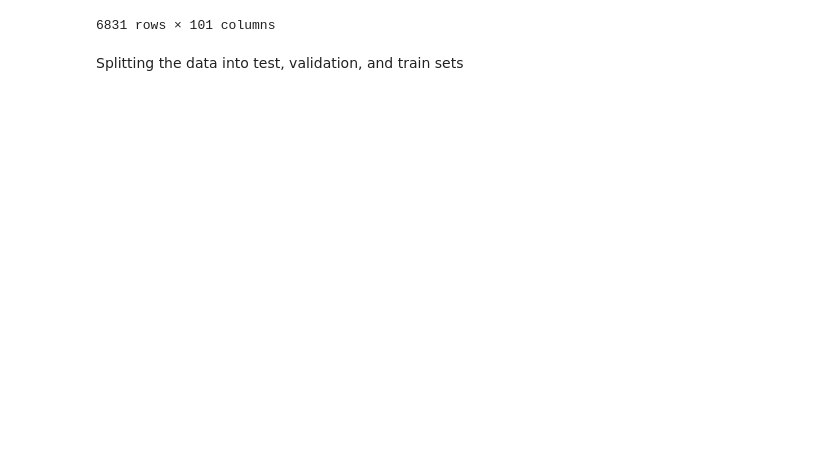
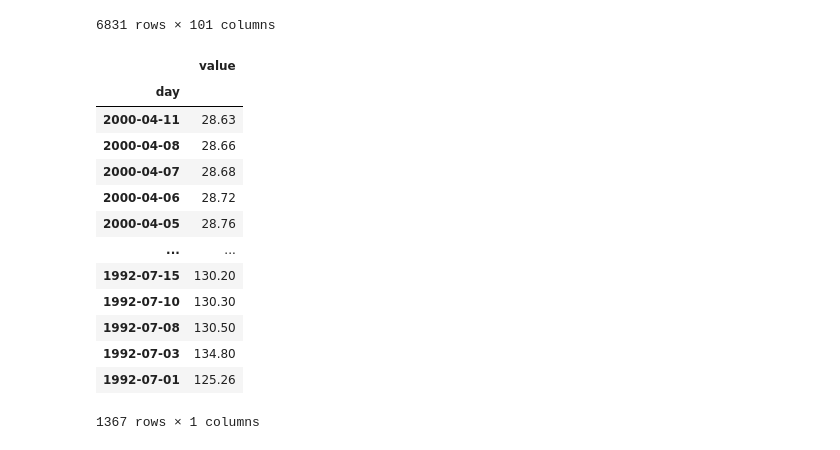
Before and after one commit to artyEZ/Lab5, a Jupyter notebook: main.ipynb, the cells around one changed output. Drawn from its saved outputs; the diff is of its cells as text; code cells hidden in the pictures; blank space fills up the shorter version.

```diff
--- a/main.ipynb
+++ b/main.ipynb
@@ -64,21 +61,40 @@ df_timelags
 | 1992-07-03 | 134.8000 | 130.5000 | 130.3000 | 130.2000 | 135.4000 | 151.1000 | 155.7000 | 161.1000 | 161.2000 | 161.4000 | ... | ... |
 | 1992-07-01 | 125.2600 | 134.8000 | 130.5000 | 130.3000 | 130.2000 | 135.4000 | 151.1000 | 155.7000 | 161.1000 | 161.2000 | ... | ... |
 6831 rows × 101 columns
-# %% [markdown]
-Splitting the data into test, validation, and train sets
 # %%
 from sklearn.model_selection import train_test_split
 
 def feature_label_split(df, target_col):
     y = df[[target_col]]
     X = df.drop(columns=[target_col])
     return X, y
 
 def train_val_test_split(df, target_col, test_ratio):
     val_ratio = test_ratio / (1 - test_ratio)
     X, y = feature_label_split(df, target_col)
     X_train, X_test, y_train, y_test = train_test_split(X, y, test_size=test_ratio, shuffle=False)
     X_train, X_val, y_train, y_val = train_test_split(X_train, y_train, test_size=val_ratio, shuffle=False)
     return X_train, X_val, X_test, y_train, y_val, y_test
 
 X_train, X_val, X_test, y_train, y_val, y_test = train_val_test_split(df_timelags, 'value', 0.2)
+X_train
+X_val
+X_test
+y_train
+y_val
+y_test
+# %% [output]
+|  | value |
+| day |  |
+| 2000-04-11 | 28.63 |
+| 2000-04-08 | 28.66 |
+| 2000-04-07 | 28.68 |
+| 2000-04-06 | 28.72 |
+| 2000-04-05 | 28.76 |
+| ... | ... |
+| 1992-07-15 | 130.20 |
+| 1992-07-10 | 130.30 |
+| 1992-07-08 | 130.50 |
+| 1992-07-03 | 134.80 |
+| 1992-07-01 | 125.26 |
+1367 rows × 1 columns
```
Also changed, not shown: parts of 14 cells of this notebook, 1 other file.
